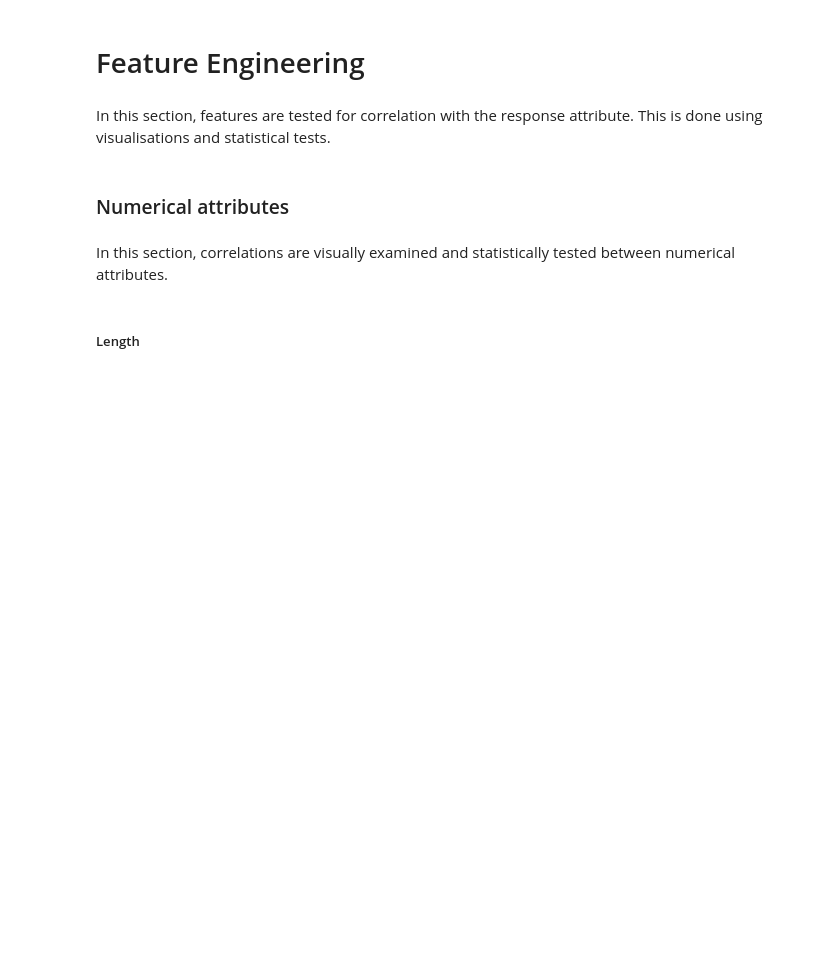
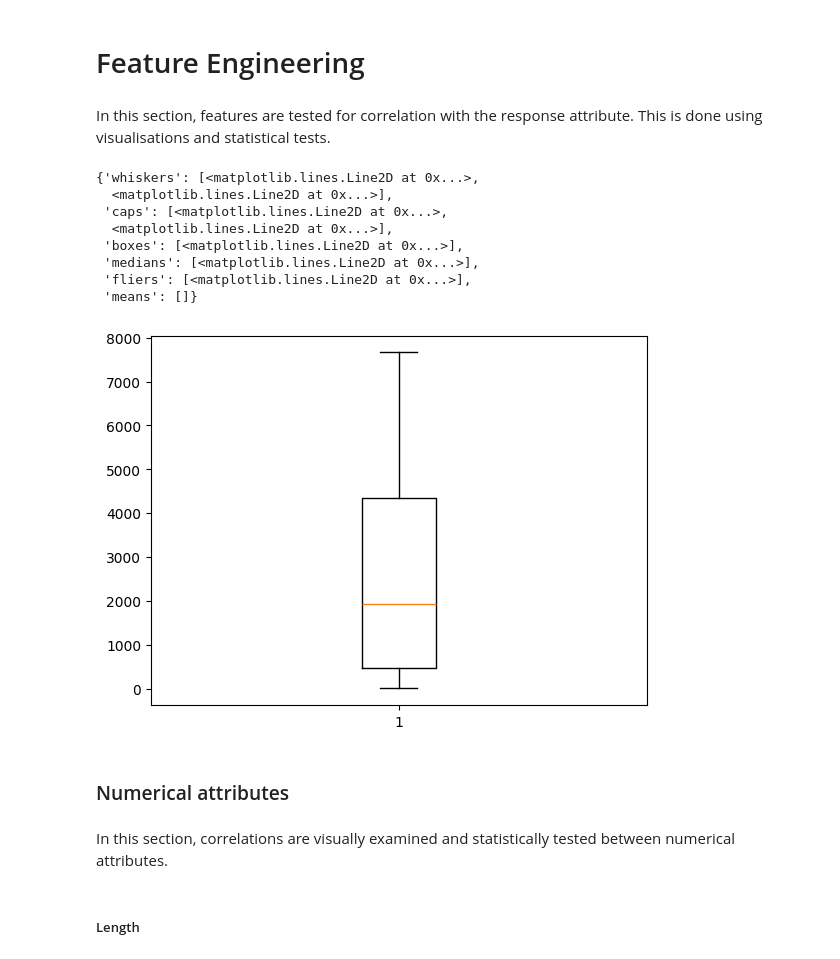
Before and after one commit to UlaStats/MSc-project-pipe-failure-prediction, a Jupyter notebook: Modelling.ipynb, the cells around one changed output. Drawn from its saved outputs; the diff is of its cells as text; code cells hidden in the pictures; blank space fills up the shorter version.

```diff
--- a/Modelling.ipynb
+++ b/Modelling.ipynb
@@ -2,0 +17,15 @@
+# %%
+# import data
+
+import pandas as pd
+
+attributes = pd.read_csv("/content/drive/MyDrive/MSc project/attributes.csv", encoding = "latin1")
+
+X_train = pd.read_csv("/content/drive/MyDrive/MSc project/X_train.csv", encoding = "latin1")
+X_valid = pd.read_csv("/content/drive/MyDrive/MSc project/X_valid.csv", encoding = "latin1")
+X_test = pd.read_csv("/content/drive/MyDrive/MSc project/X_test.csv", encoding = "latin1")
+
+
+y_train = pd.read_csv("/content/drive/MyDrive/MSc project/y_train.csv", encoding = "latin1")
+y_valid = pd.read_csv("/content/drive/MyDrive/MSc project/y_valid.csv", encoding = "latin1")
+y_test = pd.read_csv("/content/drive/MyDrive/MSc project/y_test.csv", encoding = "latin1")
@@ -4,10 +52,18 @@
 # Feature Engineering
 # %% [markdown]
 In this section, features are tested for correlation with the response attribute. This is done using visualisations and statistical tests.
-# %%
-# import data (if starting code at this stage)
-
-attributes = pd.read_csv("/content/drive/MyDrive/MSc project/attributes.csv")
+# %%
+plt.boxplot(attributes['Time-to-break'])
+# %% [output]
+{'whiskers': [<matplotlib.lines.Line2D at 0x...>,
+  <matplotlib.lines.Line2D at 0x...>],
+ 'caps': [<matplotlib.lines.Line2D at 0x...>,
+  <matplotlib.lines.Line2D at 0x...>],
+ 'boxes': [<matplotlib.lines.Line2D at 0x...>],
+ 'medians': [<matplotlib.lines.Line2D at 0x...>],
+ 'fliers': [<matplotlib.lines.Line2D at 0x...>],
+ 'means': []}
+[figure, added]
 # %% [markdown]
 ### Numerical attributes
 # %% [markdown]
```
Also changed, not shown: parts of 27 cells of this notebook.
